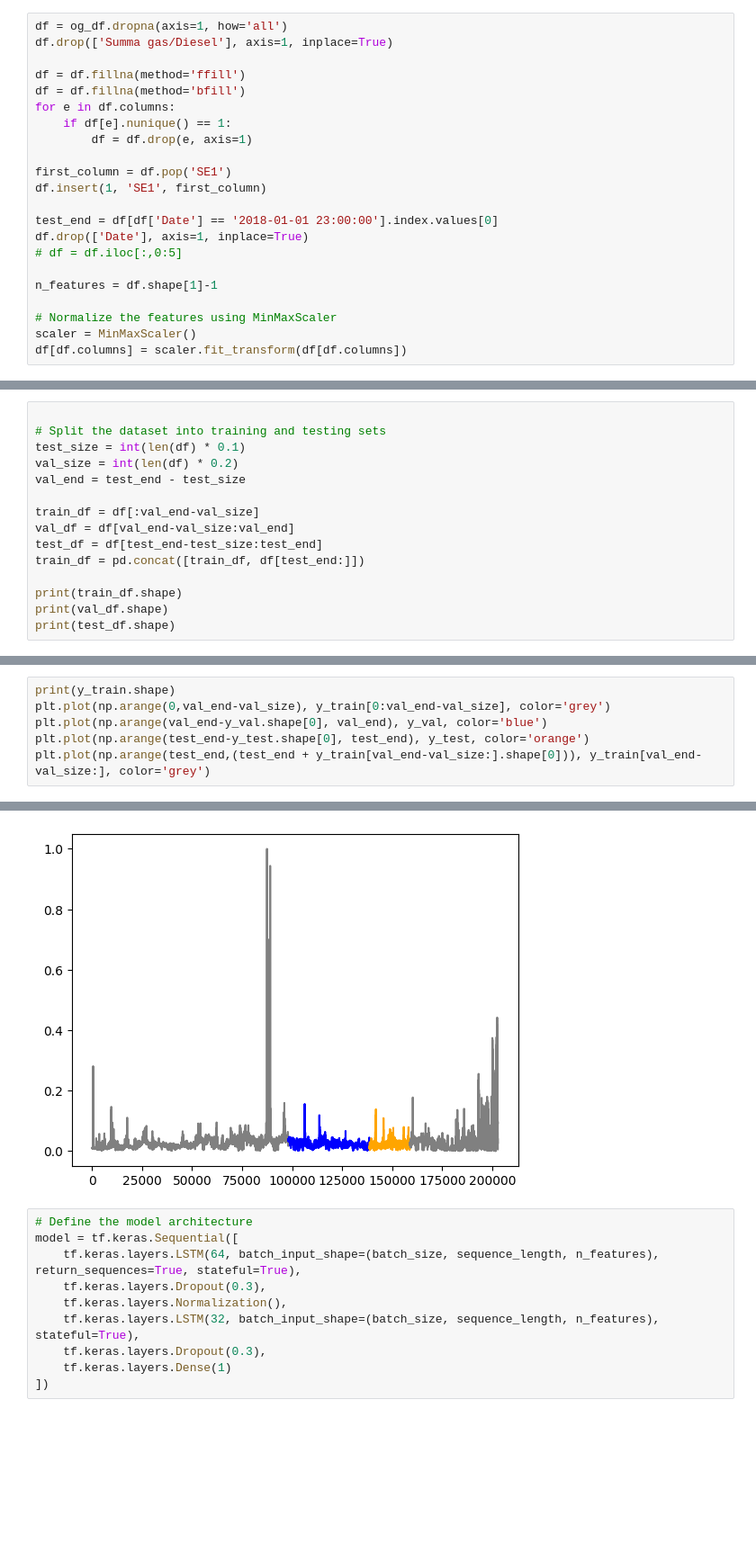
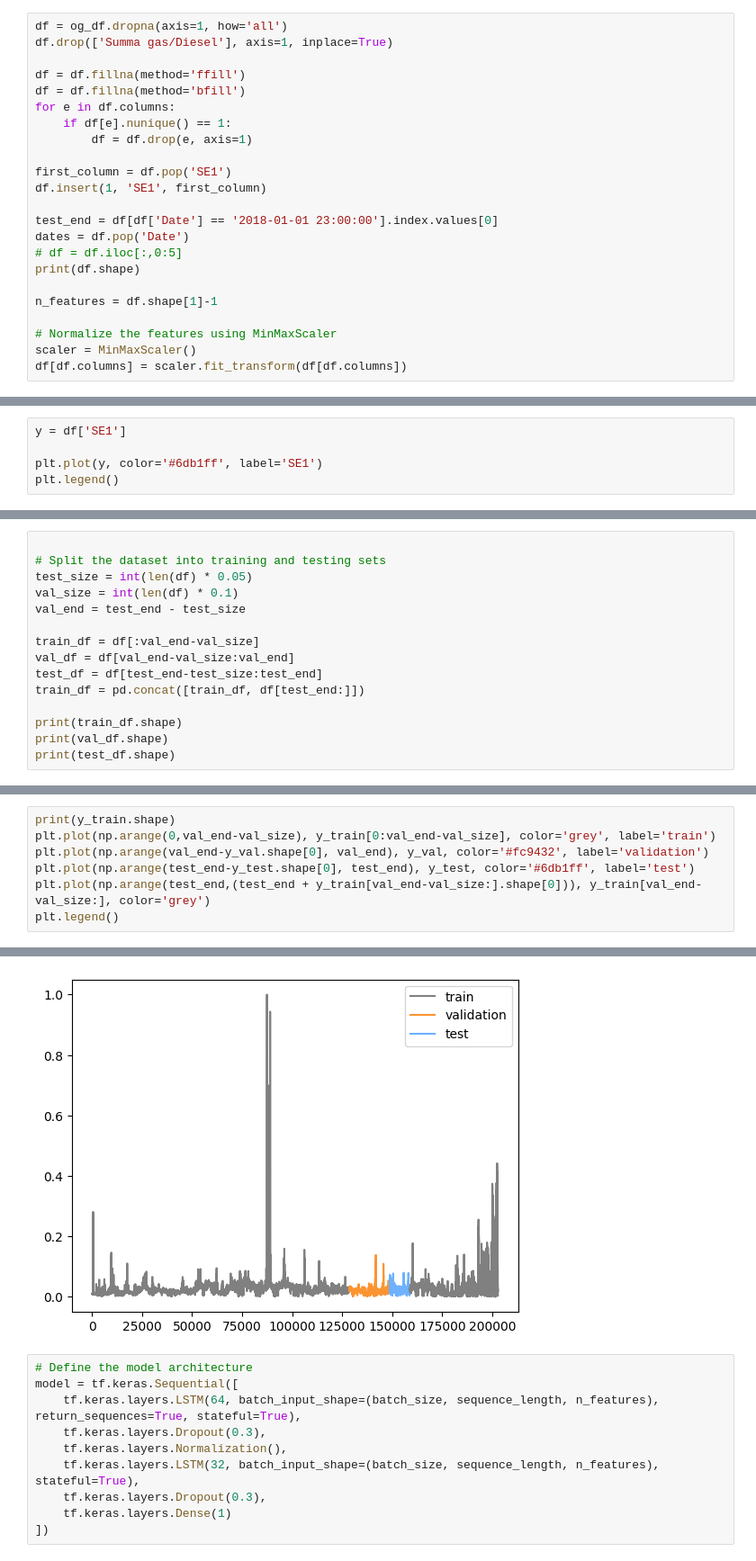
Before and after one commit to albinjanzen/masterthesis, a Jupyter notebook: baseline_lstm.ipynb, the cells around one changed output, grey strips where cells are left out. Shown at 90% size. Drawn from its saved outputs; the diff is of its cells as text; blank space fills up the shorter version.

```diff
--- a/baseline_lstm.ipynb
+++ b/baseline_lstm.ipynb
@@ -23,8 +28,9 @@ first_column = df.pop('SE1')
 df.insert(1, 'SE1', first_column)
 
 test_end = df[df['Date'] == '2018-01-01 23:00:00'].index.values[0]
-df.drop(['Date'], axis=1, inplace=True)
+dates = df.pop('Date')
 # df = df.iloc[:,0:5]
+print(df.shape)
 
 n_features = df.shape[1]-1
 
@@ -38,0 +61,5 @@ See the caveats in the documentation: https://pandas.pydata.org/pandas-docs/stab
+# %%
+y = df['SE1']
+
+plt.plot(y, color='#6db1ff', label='SE1')
+plt.legend()
@@ -39,8 +69,8 @@ See the caveats in the documentation: https://pandas.pydata.org/pandas-docs/stab
 # %%
 
 # Split the dataset into training and testing sets
-test_size = int(len(df) * 0.1)
-val_size = int(len(df) * 0.2)
+test_size = int(len(df) * 0.05)
+val_size = int(len(df) * 0.1)
 val_end = test_end - test_size
 
 train_df = df[:val_end-val_size]
@@ -103,7 +133,8 @@ assert X_test.shape[0] % batch_size == 0
 # %%
 print(y_train.shape)
-plt.plot(np.arange(0,val_end-val_size), y_train[0:val_end-val_size], color='grey')
-plt.plot(np.arange(val_end-y_val.shape[0], val_end), y_val, color='blue')
-plt.plot(np.arange(test_end-y_test.shape[0], test_end), y_test, color='orange')
+plt.plot(np.arange(0,val_end-val_size), y_train[0:val_end-val_size], color='grey', label='train')
+plt.plot(np.arange(val_end-y_val.shape[0], val_end), y_val, color='#fc9432', label='validation')
+plt.plot(np.arange(test_end-y_test.shape[0], test_end), y_test, color='#6db1ff', label='test')
 plt.plot(np.arange(test_end,(test_end + y_train[val_end-val_size:].shape[0])), y_train[val_end-val_size:], color='grey')
+plt.legend()
 # %% [output]
@@ -112,4 +143,4 @@ plt.plot(np.arange(test_end,(test_end + y_train[val_end-val_size:].shape[0])), y
-[figure, old version]
+[figure, new version]
 # %%
 # Define the model architecture
 model = tf.keras.Sequential([
```
Also changed, not shown: parts of 18 cells of this notebook, 2 other files.
